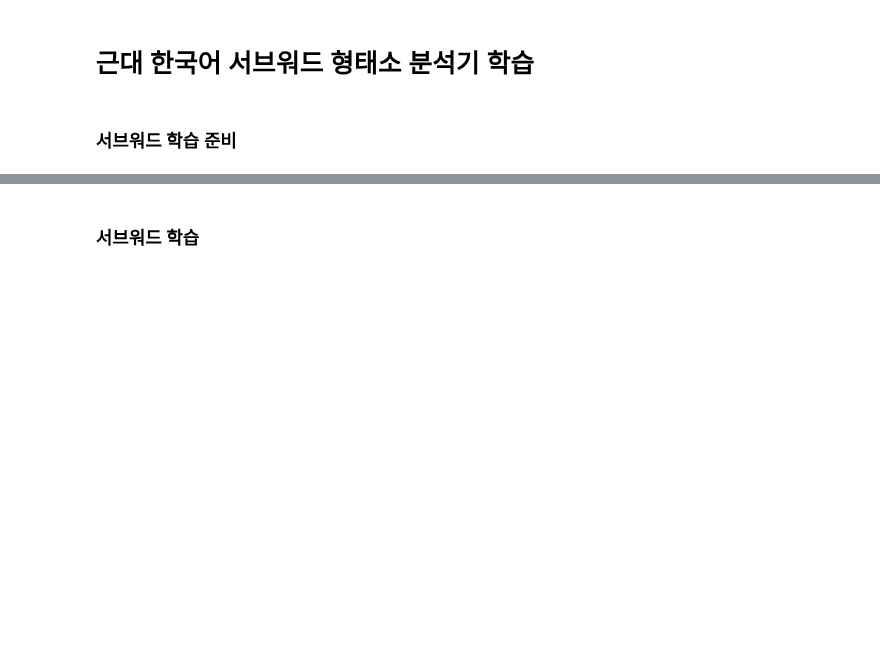
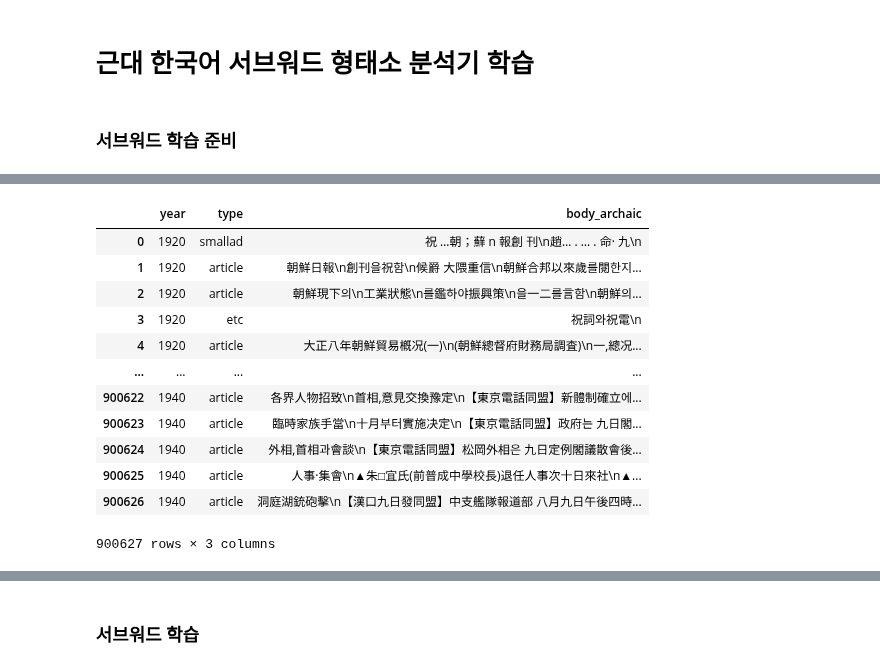
Before and after one commit to ByungjunKim/ModernKoreanSubword, a Jupyter notebook: ModernKoreanSubword_Train.ipynb, the cells around one changed output, grey strips where cells are left out. Cells and saved outputs as stored; diff of their text form; code cells hidden in the pictures; blank space fills up the shorter version.

```diff
--- a/ModernKoreanSubword_Train.ipynb
+++ b/ModernKoreanSubword_Train.ipynb
@@ -165,0 +78,6 @@ import bz2
+# %%
+# 조선일보
+chosun = pd.read_parquet('/mnt/hdd/bjkim/ModernConcept/chosun_preprocessed.parquet',columns=['year','type','body_archaic'])
+# %%
+chosun = chosun.dropna()
+chosun
@@ -165,0 +98,3 @@ import bz2
+# %%
+chosun = chosun[chosun['year']<=1940].reset_index(drop=True)
+chosun
@@ -165,0 +115,18 @@ import bz2
+# %%
+# 중복제거
+chosun = chosun.drop_duplicates('body_archaic').reset_index(drop=True)
+chosun
+# %% [output]
+|  | year | type | body_archaic |
+| 0 | 1920 | smallad | 祝 …朝；蘚 n 報創 刊\n趙… . … . 命· 九\n |
+| 1 | 1920 | article | 朝鮮日報\n創刊을祝함\n候爵 大隈重信\n朝鮮合邦以來歲를閱한지... |
+| 2 | 1920 | article | 朝鮮現下의\n工業狀態\n를鑑하야振興策\n을一二를言함\n朝鮮의... |
+| 3 | 1920 | etc | 祝詞와祝電\n |
+| 4 | 1920 | article | 大正八年朝鮮貿易槪况(一)\n(朝鮮總督府財務局調査)\n一,總况... |
+| ... | ... | ... | ... |
+| 900622 | 1940 | article | 各界人物招致\n首相,意見交換豫定\n【東京電話同盟】新體制確立에... |
+| 900623 | 1940 | article | 臨時家族手當\n十月부터實施决定\n【東京電話同盟】政府는 九日閣... |
+| 900624 | 1940 | article | 外相,首相과會談\n【東京電話同盟】松岡外相은 九日定例閣議散會後... |
+| 900625 | 1940 | article | 人事·集會\n▲朱□宜氏(前普成中學校長)退任人事次十日來社\n▲... |
+| 900626 | 1940 | article | 洞庭湖銃砲擊\n【漢口九日發同盟】中支艦隊報道部 八月九日午後四時... |
+900627 rows × 3 columns
```
Also changed, not shown: parts of 64 cells of this notebook.
